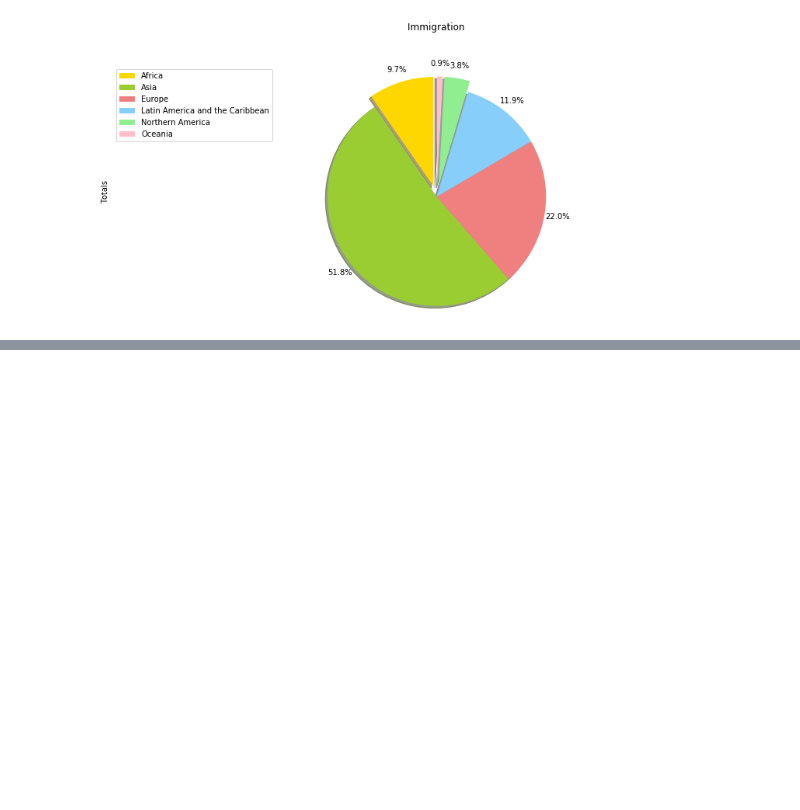
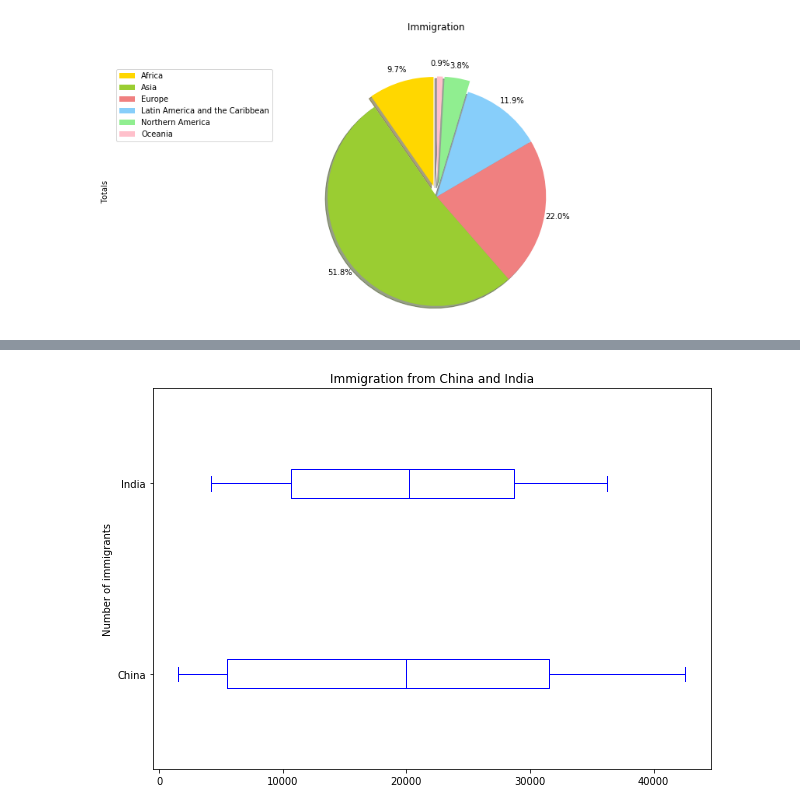
Before and after one commit to HridoyAlam/Data_Science, a Jupyter notebook: pieChart_BoxPlot_ScatterPlots_bubblePlots.ipynb, the cells around one changed output, grey strips where cells are left out. Saved outputs shown, nothing was run; the diff lists cells and outputs as text; code cells hidden in the pictures; blank space fills up the shorter version.

```diff
--- a/pieChart_BoxPlot_ScatterPlots_bubblePlots.ipynb
+++ b/pieChart_BoxPlot_ScatterPlots_bubblePlots.ipynb
@@ -125,0 +189,8 @@ NameError: name 'df_contents' is not defined
+# %%
+#horizontal box plot
+df_CI.plot(kind='box', figsize=(10,7), color='blue', vert=False)
+plt.title('Immigration from China and India')
+plt.ylabel('Number of immigrants')
+plt.show()
+# %% [output]
+[figure, added]
```
Also changed, not shown: parts of 9 cells of this notebook.
